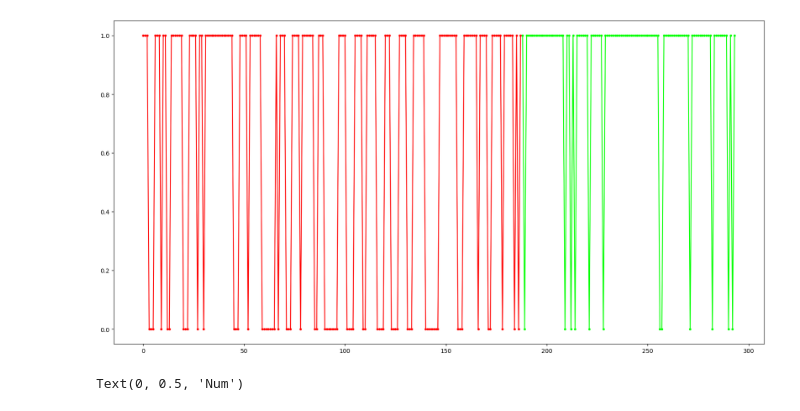
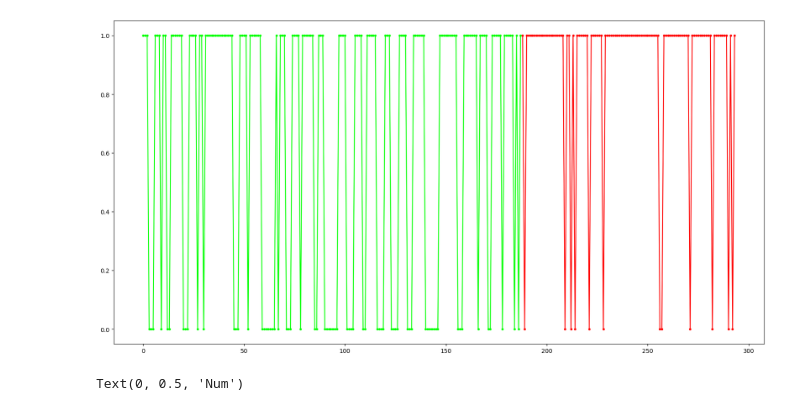
Before and after one commit to LABforLeraning/AI, a Jupyter notebook: Assignment-05.ipynb, the cells around one changed output. Drawn from its saved outputs; the diff is of its cells as text; code cells hidden in the pictures.

```diff
--- a/Assignment-05.ipynb
+++ b/Assignment-05.ipynb
@@ -11,31 +11,38 @@
 # 1. Plot relation for each feature in subplot (maximum 8 subplots)
 # 2. Plot relation of feature 1 and feature 2 in subplot (maximum 8 subplots)
 # %%
+# 2. Plot relation of feature 1 and feature 2 in subplot (maximum 8 subplots)
+
 import pandas
 import numpy as np
 from matplotlib import pyplot as plt
 
 plt.figure(figsize=(20, 10))
 
 columns = ['age','sex','cp','trestbps','chol','fbs','restecg','thalach','exang','oldpeak','slope','ca','thal','num']
 info = pandas.read_csv('heartdisease/processed.hungarian.data', header=None, names=columns)
 
 info_classes = info['num'].unique()
 feature_name1 = 'age'
 feature_name2 = 'sex'
 feature_name3 = 'cp'
 feature_name4 = 'trestbps'
 feature_name5 = 'chol'
 feature_name6 = 'fbs'
 
-colors=[[1,0,0],[0,1,0]]
+colors=[[0,1,0],[1,0,0]]
 
 for i, species in enumerate(info_classes):
    species_data = info[info['num'] == species]
 
    plt.plot(species_data.index, species_data[feature_name2], marker='.', color=colors[i], label=species)
+
+# สีแดง = เป็นโรคหัวใจ
+# สีเขียว = ไม่เป็นโรคหัวใจ
+# 1 = เพศชาย
+# 0 = เพศหญิง
 # %% [output]
-[figure, old version]
+[figure, new version]
 # %%
 for i, species in enumerate(info_classes):
    species_data = info[info['num'] == species]
```
